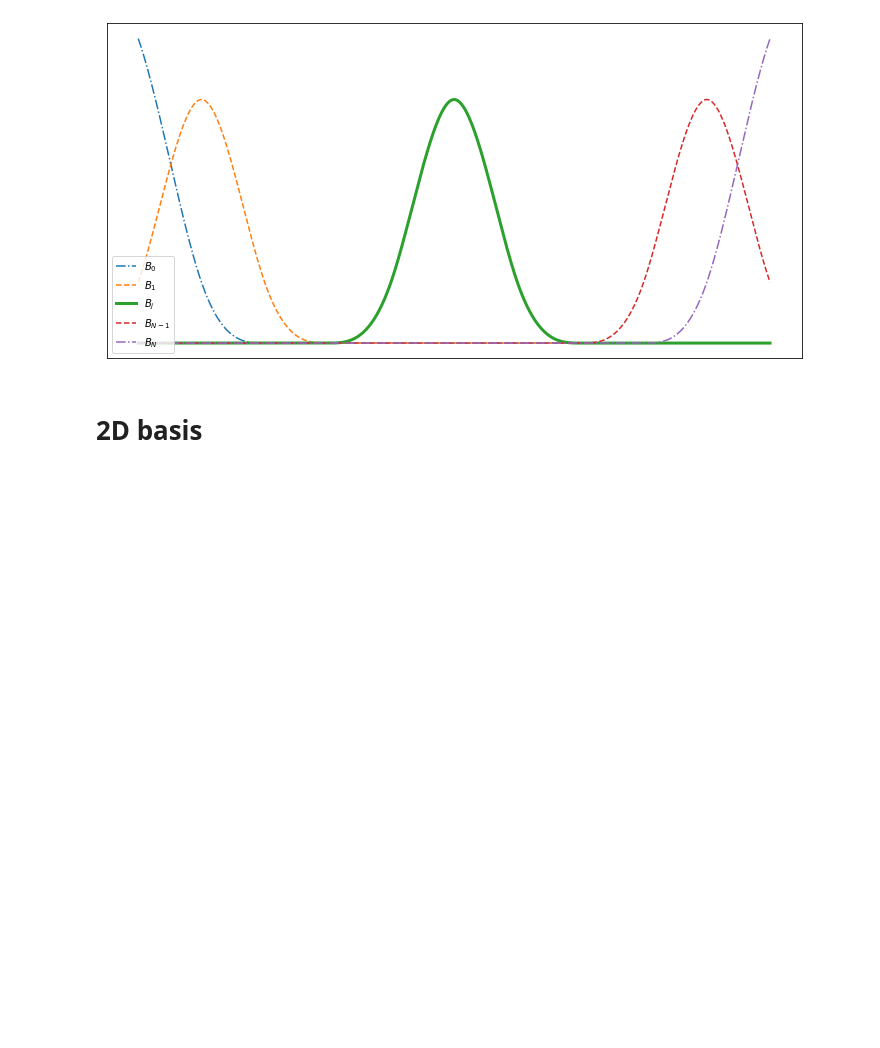
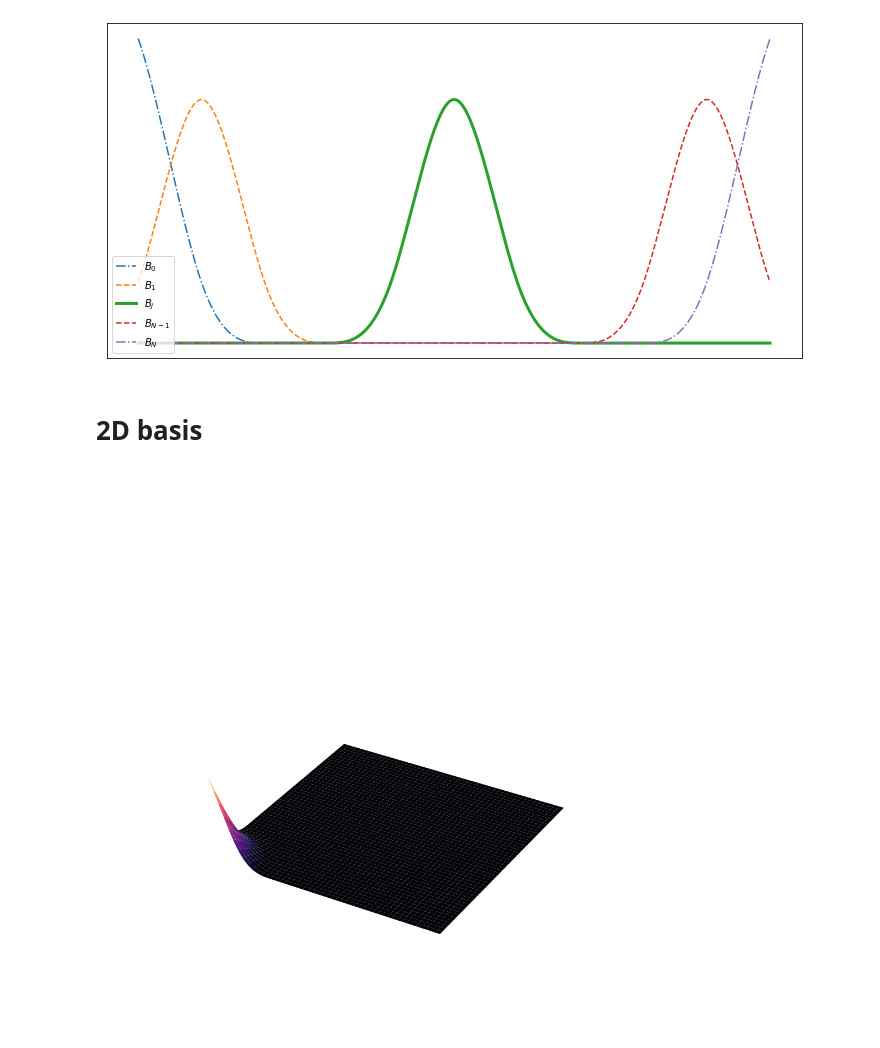
Before and after one commit to kamosevoyan/Diploma_work, a Jupyter notebook: Notebooks/Compact_support_cubic_basis.ipynb, the cells around one changed output. Cells and saved outputs as stored; diff of their text form; code cells hidden in the pictures; blank space fills up the shorter version.

```diff
--- a/Notebooks/Compact_support_cubic_basis.ipynb
+++ b/Notebooks/Compact_support_cubic_basis.ipynb
@@ -117,38 +117,40 @@ xx, yy = np.meshgrid(x, x, indexing="ij")
 zz = np.zeros_like(xx)
 # %%
 %matplotlib widget
-fig = plt.figure(figsize=(15, 15))
+fig = plt.figure(figsize=(10, 10))
 ax = plt.axes(projection='3d')
 
 b43 = np.outer(final_basis_normal(4, x, h, N, x0),
               final_basis_normal(3, x, h, N, x0))
 
 b00 = np.outer(final_basis_normal(0, x, h, N, x0),
               final_basis_normal(0, x, h, N, x0))
 
 b00 = np.outer(final_basis_normal(0, x, h, N, x0),
               final_basis_normal(0, x, h, N, x0))
 
 b04 = np.outer(final_basis_normal(0, x, h, N, x0),
               final_basis_normal(4, x, h, N, x0))
 
 b46 = np.outer(final_basis_normal(4, x, h, N, x0),
               final_basis_normal(6, x, h, N, x0))
 
 
-ax.plot_surface(xx, yy, b04, cmap='magma')
+ax.plot_surface(xx, yy, b00, cmap='magma')
 ax.set_xlim([-3, 3])
 ax.set_ylim([-3, 3])
 ax.set_zlim([0, 3])
 
 ax.grid(False)
 
 # Hide axes ticks
 ax.set_xticks([])
 ax.set_yticks([])
 ax.set_zticks([])
 plt.axis('off')
 
 plt.show()
+# %% [output]
+[figure, added]
 # %%
 #fig.savefig("../images/two_dimensional_basis_1", dpi=200, transparent=True)
```
Also changed, not shown: parts of 23 cells of this notebook, 6 other files.
